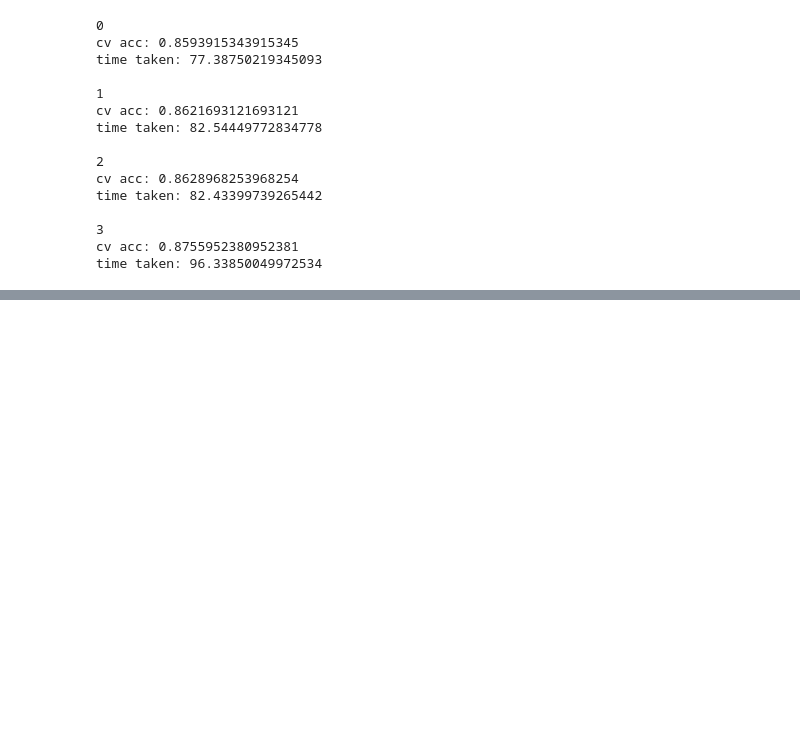
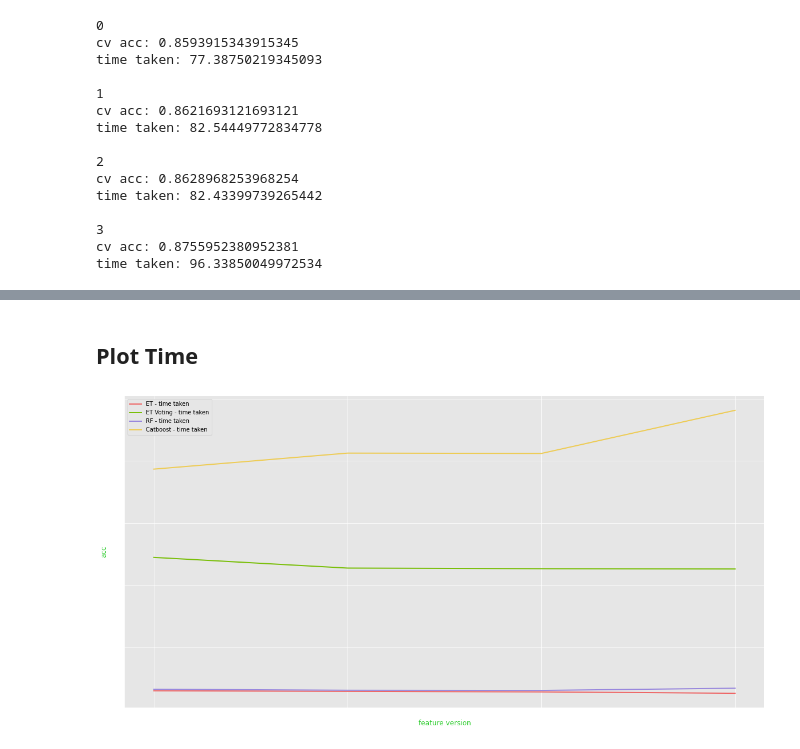
Before and after one commit to vishpillai123/w207_final_project_bwp, a Jupyter notebook: 0_experiments/kevin/Project.ipynb, the cells around one changed output, grey strips where cells are left out. Saved outputs shown, nothing was run; the diff lists cells and outputs as text; code cells hidden in the pictures; blank space fills up the shorter version.

```diff
--- a/0_experiments/kevin/Project.ipynb
+++ b/0_experiments/kevin/Project.ipynb
@@ -1383,0 +1459,20 @@ for v in range(0,4):
+# %% [markdown]
+## Plot Time
+# %%
+fig, ax = plt.subplots(1,1, figsize=(20,10))
+
+for i, model_name in enumerate(result_df.model.unique()):
+    df_r = result_df[result_df.model == model_name]
+    ax.plot(df_r.version, df_r.time, label='{} - time taken'.format(model_name), c=cs[i])
+
+ax.set_xticks([0,1,2,3])
+ax.set_xlabel('feature version')
+ax.set_ylabel('acc')
+ax.xaxis.label.set_color('limegreen')
+ax.xaxis.label.set_size('large')
+ax.yaxis.label.set_color('limegreen')
+ax.yaxis.label.set_size('large')
+ax.legend()
+plt.show()
+# %% [output]
+[figure, added]
```
Also changed, not shown: parts of 8 cells of this notebook.
